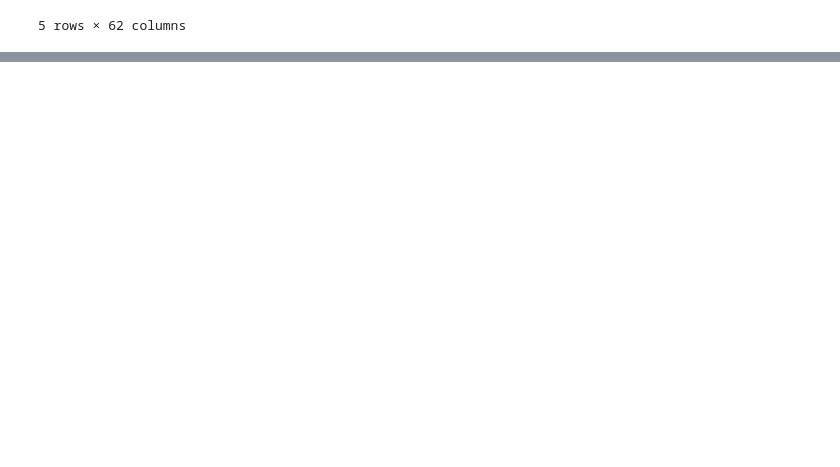
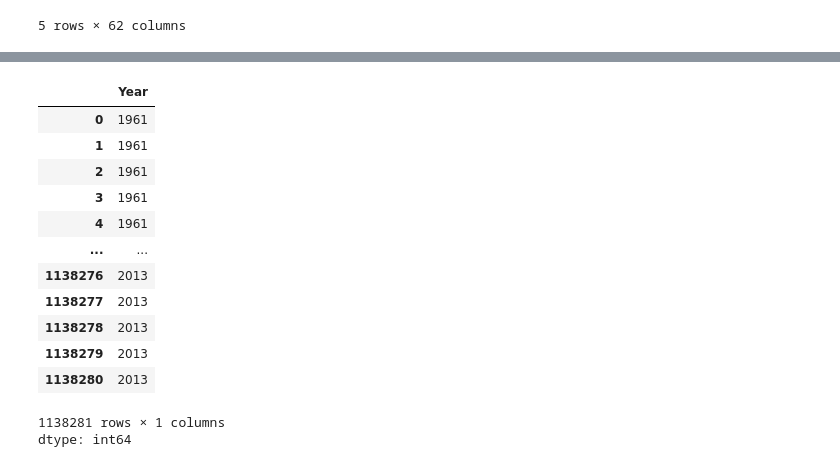
Before and after one commit to matheuspfferreira/python_data_science, a Jupyter notebook: Exportações Internacionais - 09/notebook/nb_exportacoes.ipynb, the cells around one changed output, grey strips where cells are left out. Saved outputs shown, nothing was run; the diff lists cells and outputs as text; code cells hidden in the pictures; blank space fills up the shorter version.

```diff
--- a/Exportações Internacionais - 09/notebook/nb_exportacoes.ipynb
+++ b/Exportações Internacionais - 09/notebook/nb_exportacoes.ipynb
@@ -201,0 +221,19 @@ dados.head()
+# %%
+# Alterando o tipo da coluna de ano para inteiro
+dados['Year'] = dados['Year'].astype(int)
+dados['Year']
+# %% [output]
+|  | Year |
+| 0 | 1961 |
+| 1 | 1961 |
+| 2 | 1961 |
+| 3 | 1961 |
+| 4 | 1961 |
+| ... | ... |
+| 1138276 | 2013 |
+| 1138277 | 2013 |
+| 1138278 | 2013 |
+| 1138279 | 2013 |
+| 1138280 | 2013 |
+1138281 rows × 1 columns
+dtype: int64
```
Also changed, not shown: parts of 1 cell of this notebook.
